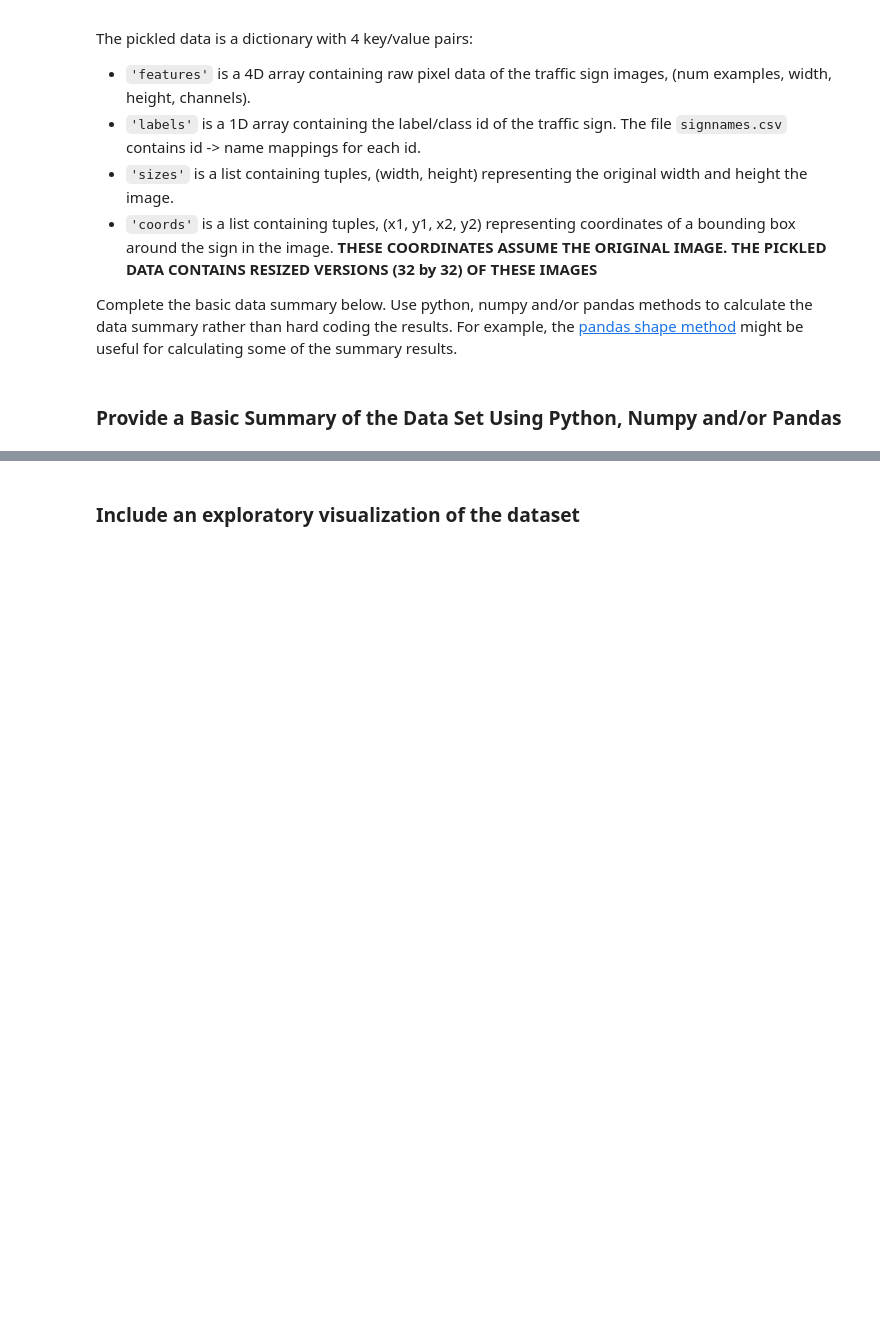
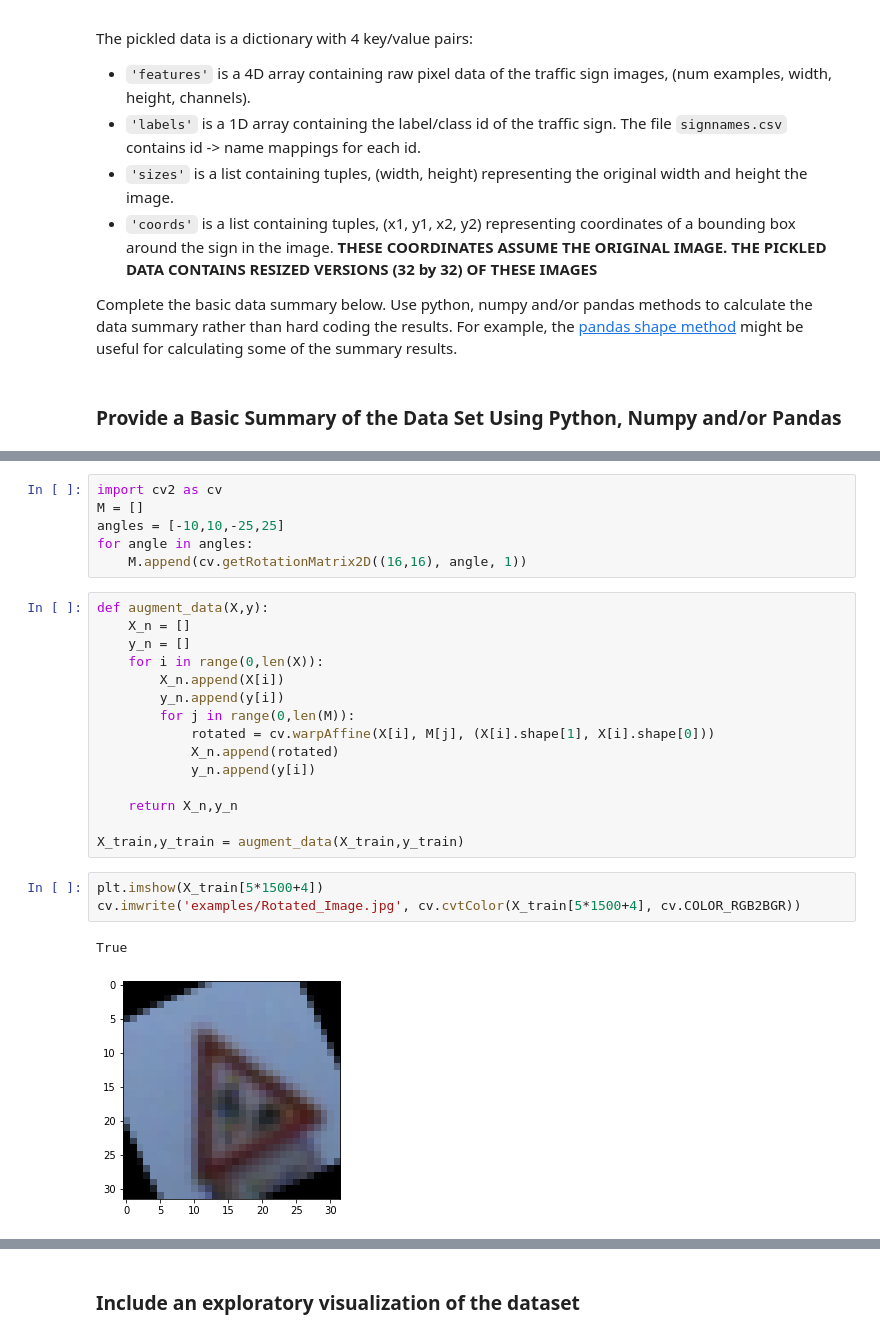
Before and after one commit to rrsaikarthik3/Project_3_Classifying_Traffic_signs, a Jupyter notebook: Traffic_Sign_Classifier.ipynb, the cells around one changed output, grey strips where cells are left out. Drawn from its saved outputs; the diff is of its cells as text; blank space fills up the shorter version.

```diff
--- a/Traffic_Sign_Classifier.ipynb
+++ b/Traffic_Sign_Classifier.ipynb
@@ -87,0 +123,27 @@ Number of classes = 43
+# %%
+import cv2 as cv
+M = []
+angles = [-10,10,-25,25]
+for angle in angles:
+    M.append(cv.getRotationMatrix2D((16,16), angle, 1))
+# %%
+def augment_data(X,y):
+    X_n = []
+    y_n = []
+    for i in range(0,len(X)):
+        X_n.append(X[i])
+        y_n.append(y[i])
+        for j in range(0,len(M)):
+            rotated = cv.warpAffine(X[i], M[j], (X[i].shape[1], X[i].shape[0]))
+            X_n.append(rotated)
+            y_n.append(y[i])
+
+    return X_n,y_n
+
+X_train,y_train = augment_data(X_train,y_train)
+# %%
+plt.imshow(X_train[5*1500+4])
+cv.imwrite('examples/Rotated_Image.jpg', cv.cvtColor(X_train[5*1500+4], cv.COLOR_RGB2BGR))
+# %% [output]
+True
+[figure, added]
```
Also changed, not shown: parts of 30 cells of this notebook.
